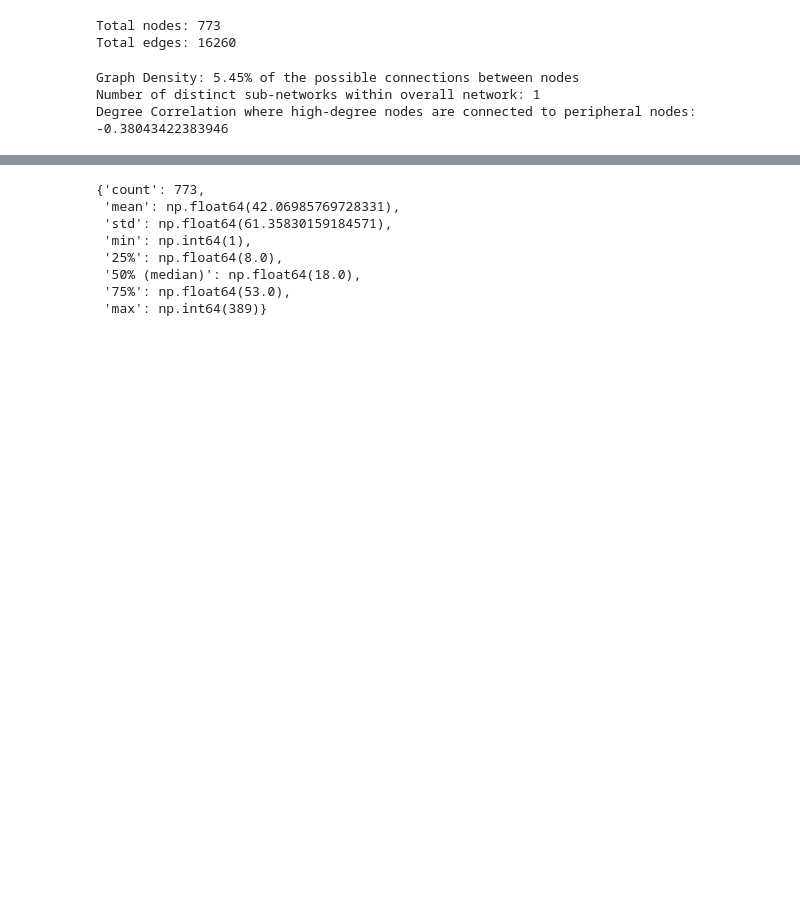
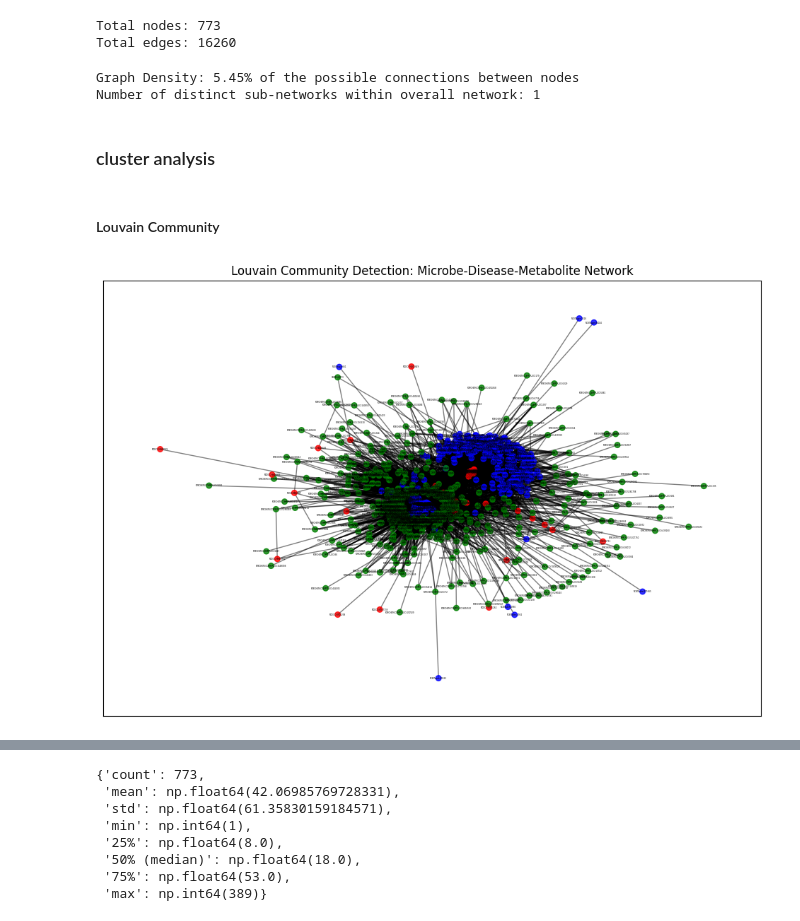
Before and after one commit to lucyzhang95/Network_Analysis, a Jupyter notebook: graph_network_analysis.ipynb, the cells around one changed output, grey strips where cells are left out. Saved outputs shown, nothing was run; the diff lists cells and outputs as text; code cells hidden in the pictures; blank space fills up the shorter version.

Commit message:
add community analysis

```diff
--- a/graph_network_analysis.ipynb
+++ b/graph_network_analysis.ipynb
@@ -565,6 +677,8 @@ edges_df.to_csv("Full_MKG_edges_with_labels.csv", index=False)
 # %%
 largest_cc = max(nx.connected_components(G), key=len)
-largest_subgraph = G.subgraph(largest_cc)
+largest_subgraph = G.subgraph(largest_cc).copy()
+if "MONDO:0010543" in largest_subgraph:
+    largest_subgraph.remove_node("MONDO:0010543")
 # %%
 # find the maximum clique in largest subgraph
 max_clique = max(nx.find_cliques(largest_subgraph), key=len)
@@ -768,8 +901,36 @@ components = nx.number_connected_components(G)
 # %%
 print(f"Graph Density: {density*100:.2f}% of the possible connections between nodes")
 print(f"Number of distinct sub-networks within overall network: {components}")
-print(f"Degree Correlation where high-degree nodes are connected to peripheral nodes: {degree_correlation}")
 # %% [output]
 Graph Density: 5.45% of the possible connections between nodes
 Number of distinct sub-networks within overall network: 1
-Degree Correlation where high-degree nodes are connected to peripheral nodes: -0.38043422383946
+# %% [markdown]
+### cluster analysis
+# %%
+partition = community_louvain.best_partition(G)
+
+node_colors = []
+for node in G.nodes():
+    if G.nodes[node]['type'] == 'microbe':
+        node_colors.append("blue")
+    elif G.nodes[node]['type'] == 'disease':
+        node_colors.append("red")
+    elif G.nodes[node]['type'] == 'metabolite':
+        node_colors.append("green")
+
+degree_centrality = nx.degree_centrality(G)
+node_sizes = [50 + 50 * degree_centrality[node] for node in G.nodes()]
+# %% [markdown]
+#### Louvain Community
+# %%
+plt.figure(figsize=(12, 8))
+pos = nx.spring_layout(G, seed=42)
+
+nx.draw_networkx_nodes(G, pos, node_color=node_colors, node_size=30, alpha=0.8)
+nx.draw_networkx_edges(G, pos, alpha=0.5)
+nx.draw_networkx_labels(G, pos, font_size=2)
+
+plt.title('Louvain Community Detection: Microbe-Disease-Metabolite Network')
+plt.show()
+# %% [output]
+[figure, added]
```
Also changed, not shown: parts of 49 cells of this notebook.
